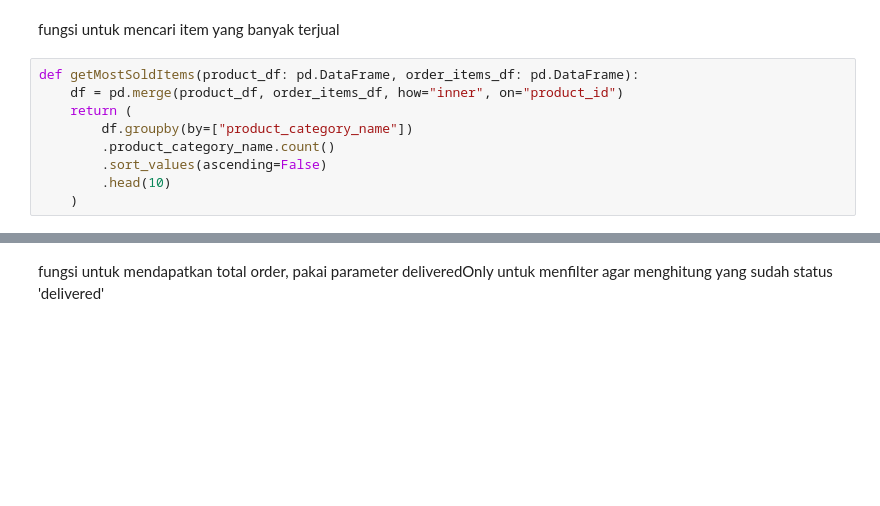
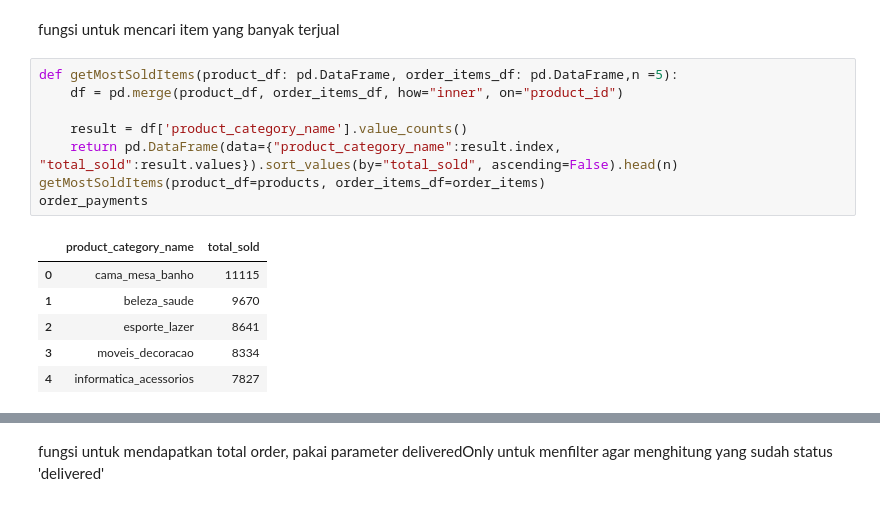
Before and after one commit to malifnasrulloh/Proyek_Analysis-Data-E-Commerce, a Jupyter notebook: Proyek_Analisis_Data.ipynb, the cells around one changed output, grey strips where cells are left out. Drawn from its saved outputs; the diff is of its cells as text; blank space fills up the shorter version.

```diff
--- a/Proyek_Analisis_Data.ipynb
+++ b/Proyek_Analisis_Data.ipynb
@@ -85,11 +87,17 @@ def Pearson_correlation(X,Y):
 # %% [markdown]
 fungsi untuk mencari item yang banyak terjual
 # %%
-def getMostSoldItems(product_df: pd.DataFrame, order_items_df: pd.DataFrame):
+def getMostSoldItems(product_df: pd.DataFrame, order_items_df: pd.DataFrame,n =5):
     df = pd.merge(product_df, order_items_df, how="inner", on="product_id")
-    return (
-        df.groupby(by=["product_category_name"])
-        .product_category_name.count()
-        .sort_values(ascending=False)
-        .head(10)
-    )
+
+    result = df['product_category_name'].value_counts()
+    return pd.DataFrame(data={"product_category_name":result.index, "total_sold":result.values}).sort_values(by="total_sold", ascending=False).head(n)
+getMostSoldItems(product_df=products, order_items_df=order_items)
+order_payments
+# %% [output]
+|  | product_category_name | total_sold |
+| 0 | cama_mesa_banho | 11115 |
+| 1 | beleza_saude | 9670 |
+| 2 | esporte_lazer | 8641 |
+| 3 | moveis_decoracao | 8334 |
+| 4 | informatica_acessorios | 7827 |
```
Also changed, not shown: parts of 5 cells of this notebook, 1 other file.
